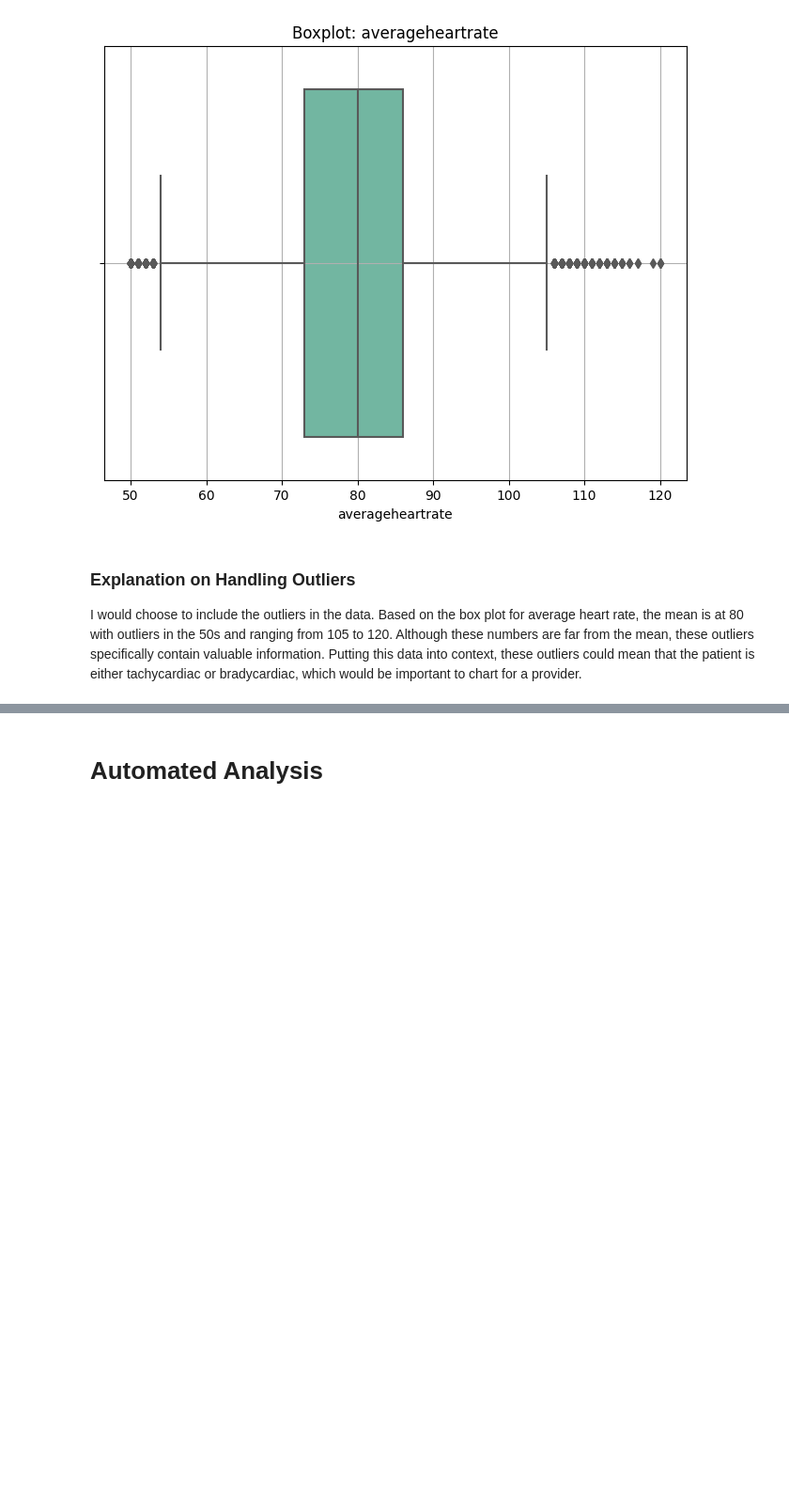
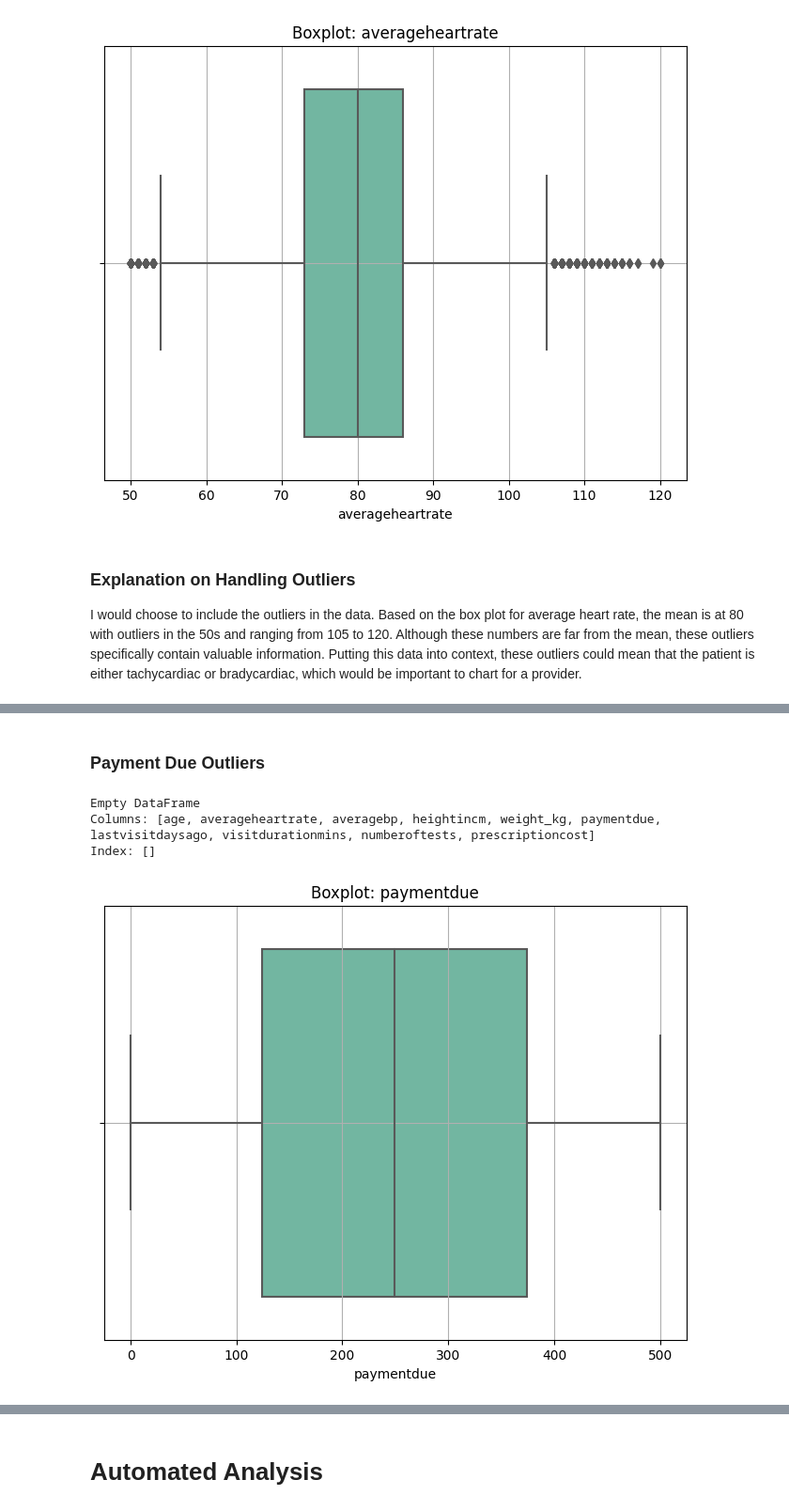
Before and after one commit to jesschannn/datasci_3_eda, a Jupyter notebook: datasci_3_eda.ipynb, the cells around one changed output, grey strips where cells are left out. Shown at 94% size. Saved outputs shown, nothing was run; the diff lists cells and outputs as text; code cells hidden in the pictures; blank space fills up the shorter version.

```diff
--- a/datasci_3_eda.ipynb
+++ b/datasci_3_eda.ipynb
@@ -418,0 +466,26 @@ I would choose to include the outliers in the data. Based on the box plot for av
+# %% [markdown]
+### Payment Due Outliers
+# %%
+variable_of_interest3 = 'paymentdue'
+Q1 = df[variable_of_interest3].quantile(0.25)
+Q3 = df[variable_of_interest3].quantile(0.75)
+IQR = Q3 - Q1
+
+lower_bound = Q1 - 1.5 * IQR
+upper_bound = Q3 + 1.5 * IQR
+# %%
+outliers3 = df[(df[variable_of_interest3] < lower_bound) | (df[variable_of_interest3] > upper_bound)]
+print(outliers3)
+# %% [output]
+Empty DataFrame
+Columns: [age, averageheartrate, averagebp, heightincm, weight_kg, paymentdue, lastvisitdaysago, visitdurationmins, numberoftests, prescriptioncost]
+Index: []
+# %%
+plt.figure(figsize=(8, 6))
+sns.boxplot(x=variable_of_interest3, data=df, palette='Set2')
+plt.title(f'Boxplot: {variable_of_interest3}')
+plt.xlabel(variable_of_interest3)
+plt.grid(True)
+plt.show()
+# %% [output]
+[figure, added]
```
Also changed, not shown: parts of 18 cells of this notebook.
